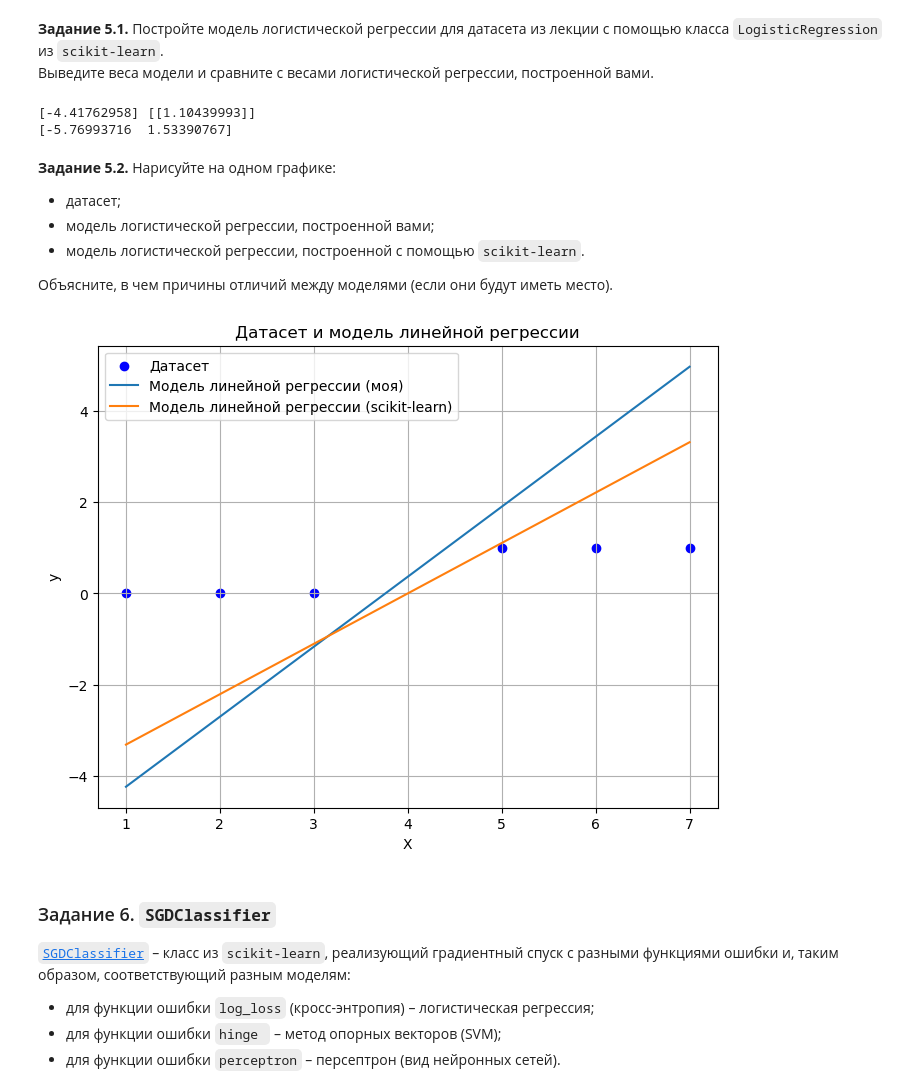
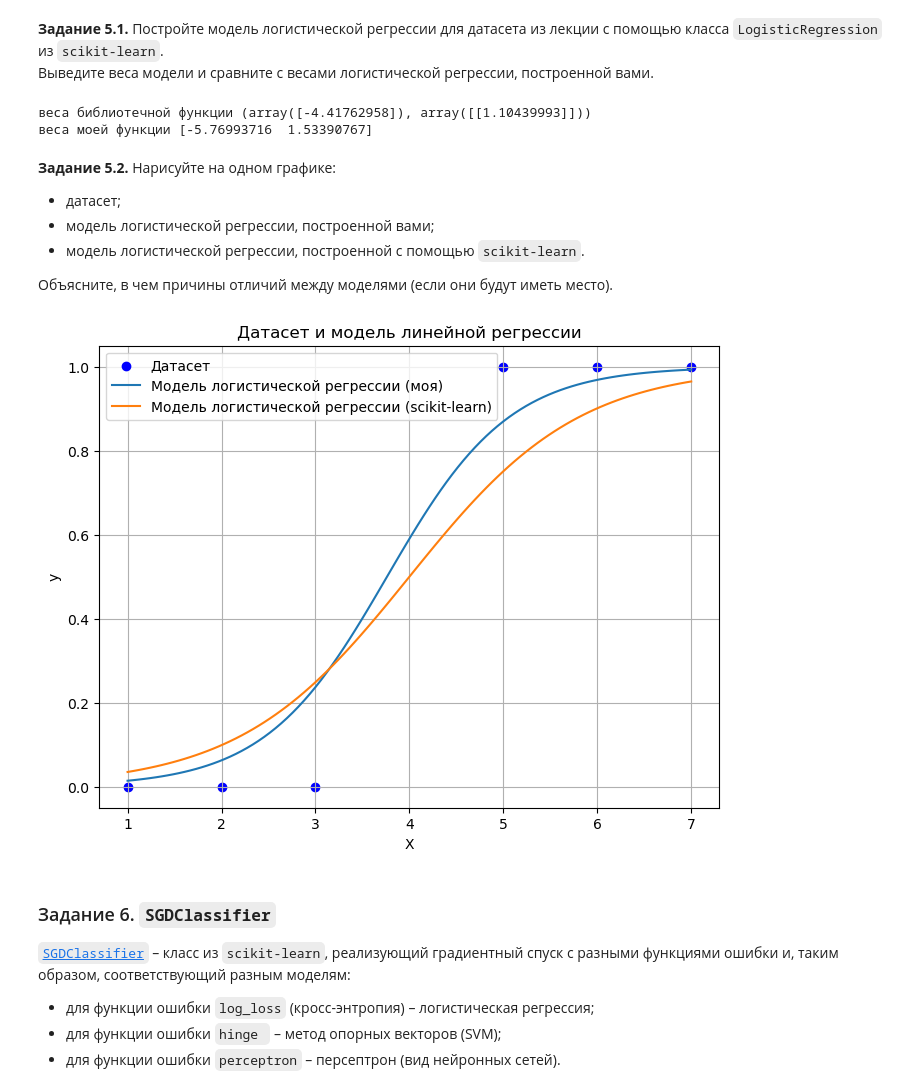
Before and after one commit to giezz/ml-module-2, a Jupyter notebook: lab5/ml_lab5.ipynb, the cells around one changed output. Saved outputs shown, nothing was run; the diff lists cells and outputs as text; code cells hidden in the pictures.

```diff
--- a/lab5/ml_lab5.ipynb
+++ b/lab5/ml_lab5.ipynb
@@ -12,10 +12,8 @@
 import numpy as np
 import matplotlib.pyplot as plt
 # %%
-X = [1, 2, 3, 5, 6, 7]
-y = [0, 0, 0, 1, 1, 1]
-x = np.array(X)
-y = np.array(y)
+x = np.array([1, 2, 3, 5, 6, 7])
+y = np.array([0, 0, 0, 1, 1, 1])
 # %%
 def get_weights(X, y):
     X = X.reshape(-1, 1)
@@ -119,12 +115,12 @@ def logistic_regression_gradient(x, y, learning_rate=0.1, num_iterations=1000):
 # %%
 
 # Скорость обучения
-learning_rate = 0.01
+lr = 0.01
 
 # Количество шагов обучения
 step_number = 10000
 
-theta, loss_history = logistic_regression_gradient(x, y, learning_rate=learning_rate, num_iterations=step_number)
+theta, loss_history = logistic_regression_gradient(x, y, learning_rate=lr, num_iterations=step_number)
 # %%
 print(f"веса модели {theta}")
 # %% [output]
@@ -167,13 +181,11 @@ plt.show()
 
 Выведите веса обеих моделей.
 # %%
-X = [1, 2, 3, 5, 6, 7]
-y = [0, 0, 0, 1, 1, 1]
-x = np.array(X)
-y = np.array(y)
+x = np.array([1, 2, 3, 5, 6, 7])
+y = np.array([0, 0, 0, 1, 1, 1])
 # %%
 weights = get_weights(x, y)
-theta = logistic_regression_gradient(x, y, learning_rate=learning_rate, num_iterations=step_number)[0]
+theta, learning_rate = logistic_regression_gradient(x, y, learning_rate=lr, num_iterations=step_number)
 print(f"веса линейной регрессии {weights}")
 print(f"веса логистической регрессии {theta}")
 # %% [output]
@@ -210,11 +228,11 @@ plt.show()
 from sklearn.linear_model import LogisticRegression
 # %%
 clf = LogisticRegression(random_state=42, max_iter=step_number).fit(x.reshape(-1, 1), y)
-print(clf.intercept_, clf.coef_)
-print(theta)
+print(f"веса библиотечной функции {clf.intercept_, clf.coef_}")
+print(f"веса моей функции {theta}")
 # %% [output]
-[-4.41762958] [[1.10439993]]
-[-5.76993716  1.53390767]
+веса библиотечной функции (array([-4.41762958]), array([[1.10439993]]))
+веса моей функции [-5.76993716  1.53390767]
 # %% [markdown]
 **Задание 5.2.** Нарисуйте на одном графике:
 - датасет;
@@ -223,18 +241,19 @@ print(theta)
 
 Объясните, в чем причины отличий между моделями (если они будут иметь место).
 # %%
+x_range = np.linspace(x.min(), x.max(), 100)
 plt.figure(figsize=(8, 6))
 plt.scatter(x, y, color='blue', label='Датасет')
-plt.plot(x_range, get_prediction(x_range, theta), label='Модель линейной регрессии (моя)')
-plt.plot(x_range, get_prediction(x_range, [clf.intercept_, clf.coef_[0]]), label='Модель линейной регрессии (scikit-learn)')
+plt.plot(x_range, sigmoid(theta[0] + theta[1] * x_range), label='Модель логистической регрессии (моя)')
+plt.plot(x_range, sigmoid(clf.intercept_ + clf.coef_[0] * x_range), label='Модель логистической регрессии (scikit-learn)')
 plt.xlabel('X')
 plt.ylabel('y')
 plt.title('Датасет и модель линейной регрессии')
 plt.legend()
 plt.grid(True)
 plt.show()
 # %% [output]
-[figure, old version]
+[figure, new version]
 # %% [markdown]
 ### Задание 6. `SGDClassifier`
 [`SGDClassifier`](https://scikit-learn.org/stable/modules/generated/sklearn.linear_model.SGDClassifier.html) – класс из `scikit-learn`, реализующий градиентный спуск с разными функциями ошибки и, таким образом, соответствующий разным моделям:
```
Also changed, not shown: parts of 7 cells of this notebook.
